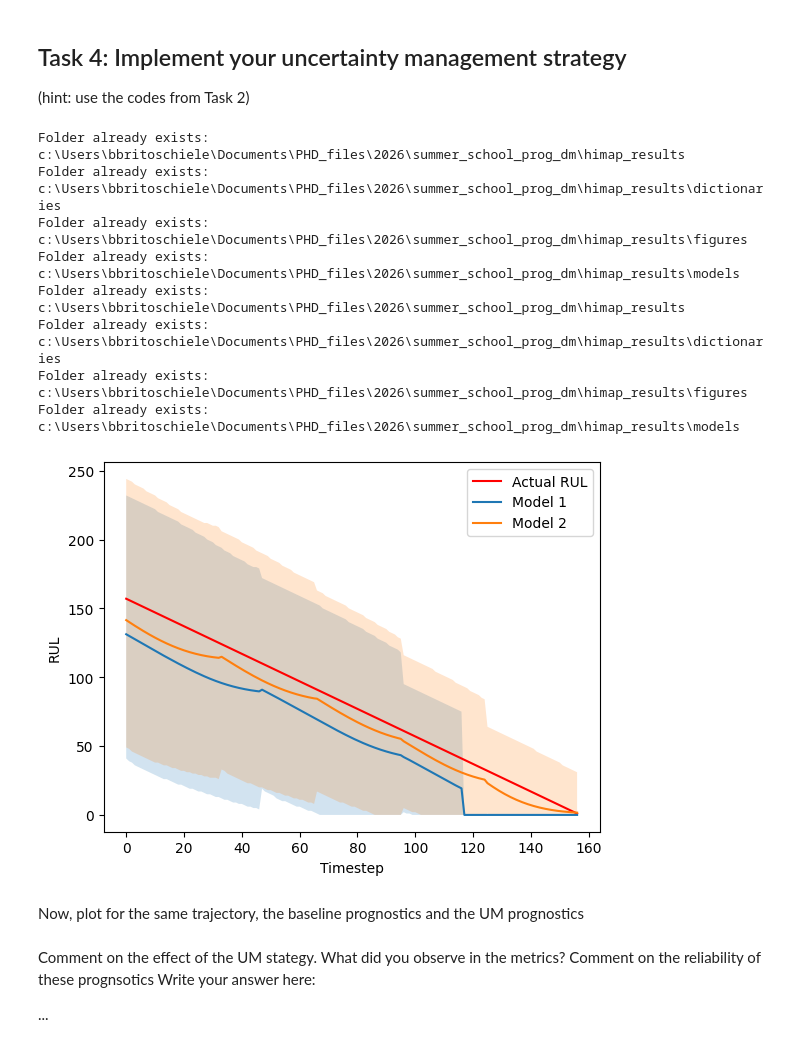
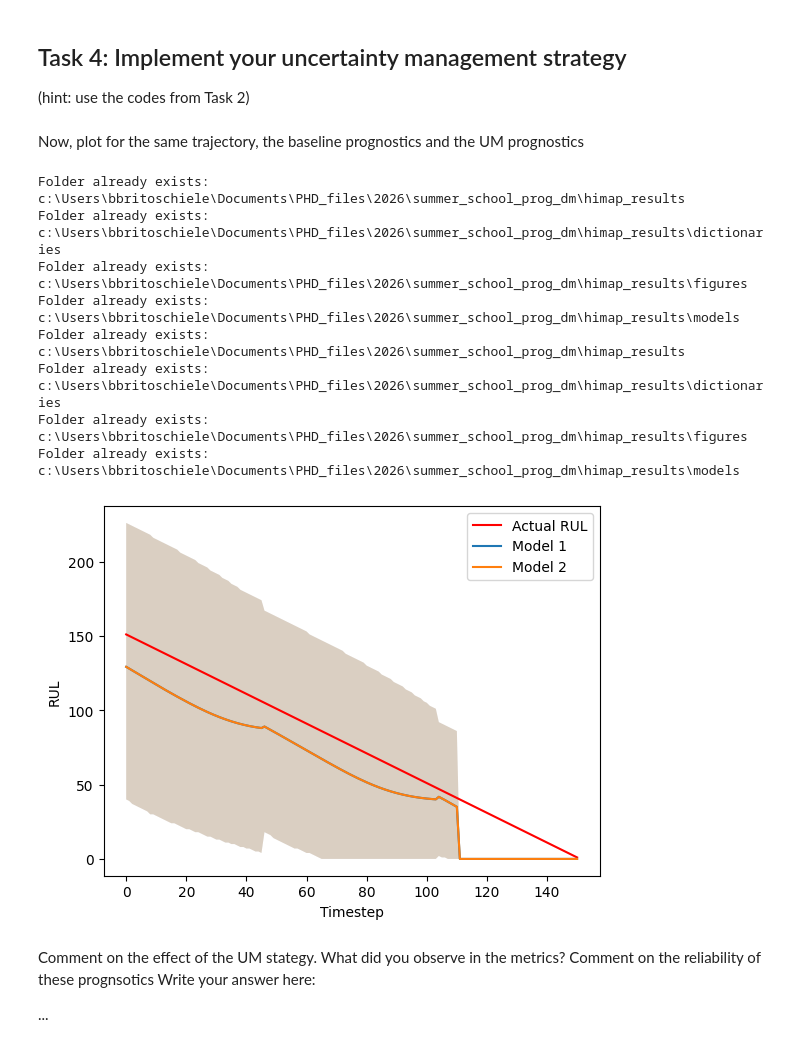
Before and after one commit to bbrisch/summer_school_prog_dm, a Jupyter notebook: prognostics_notebook.ipynb, the cells around one changed output. Saved outputs shown, nothing was run; the diff lists cells and outputs as text; code cells hidden in the pictures.

```diff
--- a/prognostics_notebook.ipynb
+++ b/prognostics_notebook.ipynb
@@ -181,38 +245,41 @@ Write your answer here:
 
 
 (hint: use the codes from Task 2)
-# %%
-model1 = CustomHSMM(name = 'hsmm_exmple')
-model1.load_model('hsmm_exmple')
-
-model2 = CustomHSMM(name = 'hsmm_exmple2')
-model2.load_model('hsmm_exmple2')
-# %% [output]
-Folder already exists: c:\Users\bbritoschiele\Documents\PHD_files\2026\summer_school_prog_dm\himap_results
-Folder already exists: c:\Users\bbritoschiele\Documents\PHD_files\2026\summer_school_prog_dm\himap_results\dictionaries
-Folder already exists: c:\Users\bbritoschiele\Documents\PHD_files\2026\summer_school_prog_dm\himap_results\figures
-Folder already exists: c:\Users\bbritoschiele\Documents\PHD_files\2026\summer_school_prog_dm\himap_results\models
-Folder already exists: c:\Users\bbritoschiele\Documents\PHD_files\2026\summer_school_prog_dm\himap_results
-Folder already exists: c:\Users\bbritoschiele\Documents\PHD_files\2026\summer_school_prog_dm\himap_results\dictionaries
-Folder already exists: c:\Users\bbritoschiele\Documents\PHD_files\2026\summer_school_prog_dm\himap_results\figures
-Folder already exists: c:\Users\bbritoschiele\Documents\PHD_files\2026\summer_school_prog_dm\himap_results\models
-# %%
-alpha = 0.005 # Confidence level used to generate the intervals
-for cmd in data_train.values():
-    actual_RUL = len(cmd)-np.arange(len(cmd))
-
-    predictions = [
-        predict_hsmm_bounds(cmd, model1,alpha = alpha ),
-        predict_hsmm_bounds(cmd, model2,alpha = alpha ),
-                   ]
-
-    # Uncomment these lines to get the RUL plot
-    plot_rul_bounds_multiple(actual_RUL,  predictions)
-    break
-# %% [output]
-[figure, removed]
 # %% [markdown]
 Now, plot for the same trajectory, the baseline prognostics and the UM prognostics
+# %%
+# Example code to plot multiple curves
+
+# 1. load models
+model1 = CustomHSMM(name = 'hsmm_baseline')
+model1.load_model('hsmm_baseline')
+
+model2 = CustomHSMM(name = 'hsmm_baseline')
+model2.load_model('hsmm_baseline')
+
+
+alpha = 0.005 # Confidence level used to generate the intervals
+for cmd in data_train.values():
+    actual_RUL = len(cmd)-np.arange(len(cmd))
+
+    predictions = [
+        predict_hsmm_bounds(cmd, model1,alpha = alpha ),
+        predict_hsmm_bounds(cmd, model2,alpha = alpha ),
+                   ] # Agregate predictins in a list
+
+    # Uncomment these lines to get the RUL plot
+    plot_rul_bounds_multiple(actual_RUL,  predictions)
+    break
+# %% [output]
+Folder already exists: c:\Users\bbritoschiele\Documents\PHD_files\2026\summer_school_prog_dm\himap_results
+Folder already exists: c:\Users\bbritoschiele\Documents\PHD_files\2026\summer_school_prog_dm\himap_results\dictionaries
+Folder already exists: c:\Users\bbritoschiele\Documents\PHD_files\2026\summer_school_prog_dm\himap_results\figures
+Folder already exists: c:\Users\bbritoschiele\Documents\PHD_files\2026\summer_school_prog_dm\himap_results\models
+Folder already exists: c:\Users\bbritoschiele\Documents\PHD_files\2026\summer_school_prog_dm\himap_results
+Folder already exists: c:\Users\bbritoschiele\Documents\PHD_files\2026\summer_school_prog_dm\himap_results\dictionaries
+Folder already exists: c:\Users\bbritoschiele\Documents\PHD_files\2026\summer_school_prog_dm\himap_results\figures
+Folder already exists: c:\Users\bbritoschiele\Documents\PHD_files\2026\summer_school_prog_dm\himap_results\models
+[figure, added]
 # %% [markdown]
 Comment on the effect of the UM stategy. What did you observe in the metrics? Comment on the reliability of these prognsotics
 Write your answer here:
```
Also changed, not shown: parts of 11 cells of this notebook.
